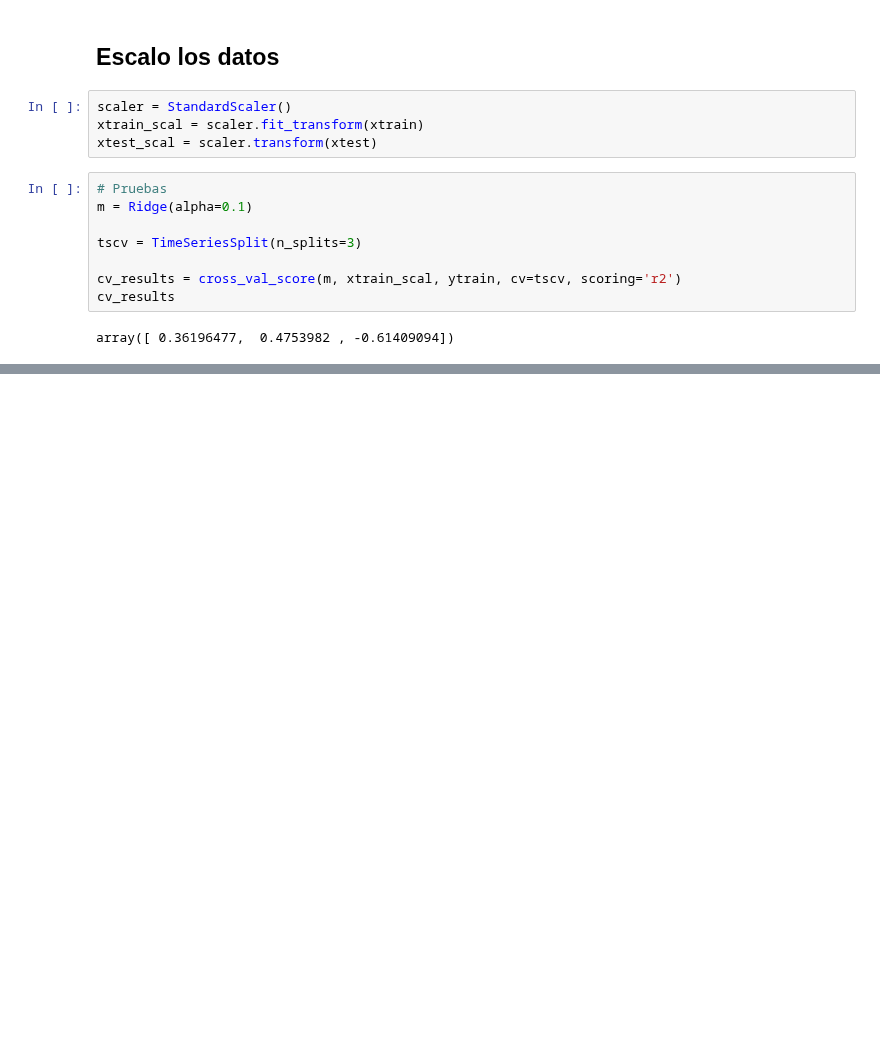
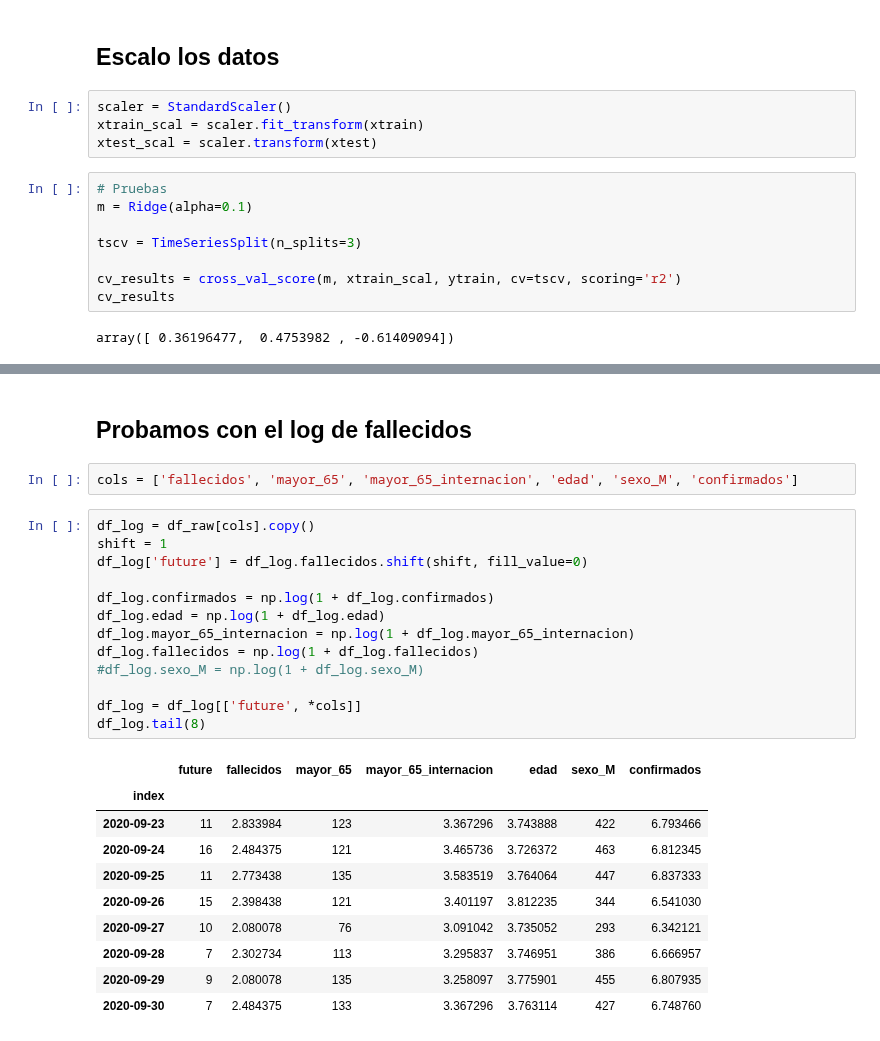
Before and after one commit to tomiambro/clusterai2020_grupo1, a Jupyter notebook: nuevos_modelos_tomi.ipynb, the cells around one changed output, grey strips where cells are left out. Drawn from its saved outputs; the diff is of its cells as text; blank space fills up the shorter version.

Commit message:
Agrego pruebas con fallecidos log

```diff
--- a/nuevos_modelos_tomi.ipynb
+++ b/nuevos_modelos_tomi.ipynb
@@ -163,0 +166,28 @@ res.sort_values('r2', ascending=False)
+# %% [markdown]
+## Probamos con el log de fallecidos
+# %%
+cols = ['fallecidos', 'mayor_65', 'mayor_65_internacion', 'edad', 'sexo_M', 'confirmados']
+# %%
+df_log = df_raw[cols].copy()
+shift = 1
+df_log['future'] = df_log.fallecidos.shift(shift, fill_value=0)
+
+df_log.confirmados = np.log(1 + df_log.confirmados)
+df_log.edad = np.log(1 + df_log.edad)
+df_log.mayor_65_internacion = np.log(1 + df_log.mayor_65_internacion)
+df_log.fallecidos = np.log(1 + df_log.fallecidos)
+#df_log.sexo_M = np.log(1 + df_log.sexo_M)
+
+df_log = df_log[['future', *cols]]
+df_log.tail(8)
+# %% [output]
+|  | future | fallecidos | mayor_65 | mayor_65_internacion | edad | sexo_M | confirmados |
+| index |  |  |  |  |  |  |  |
+| 2020-09-23 | 11 | 2.833984 | 123 | 3.367296 | 3.743888 | 422 | 6.793466 |
+| 2020-09-24 | 16 | 2.484375 | 121 | 3.465736 | 3.726372 | 463 | 6.812345 |
+| 2020-09-25 | 11 | 2.773438 | 135 | 3.583519 | 3.764064 | 447 | 6.837333 |
+| 2020-09-26 | 15 | 2.398438 | 121 | 3.401197 | 3.812235 | 344 | 6.541030 |
+| 2020-09-27 | 10 | 2.080078 | 76 | 3.091042 | 3.735052 | 293 | 6.342121 |
+| 2020-09-28 | 7 | 2.302734 | 113 | 3.295837 | 3.746951 | 386 | 6.666957 |
+| 2020-09-29 | 9 | 2.080078 | 135 | 3.258097 | 3.775901 | 455 | 6.807935 |
+| 2020-09-30 | 7 | 2.484375 | 133 | 3.367296 | 3.763114 | 427 | 6.748760 |
```
Also changed, not shown: parts of 12 cells of this notebook.
